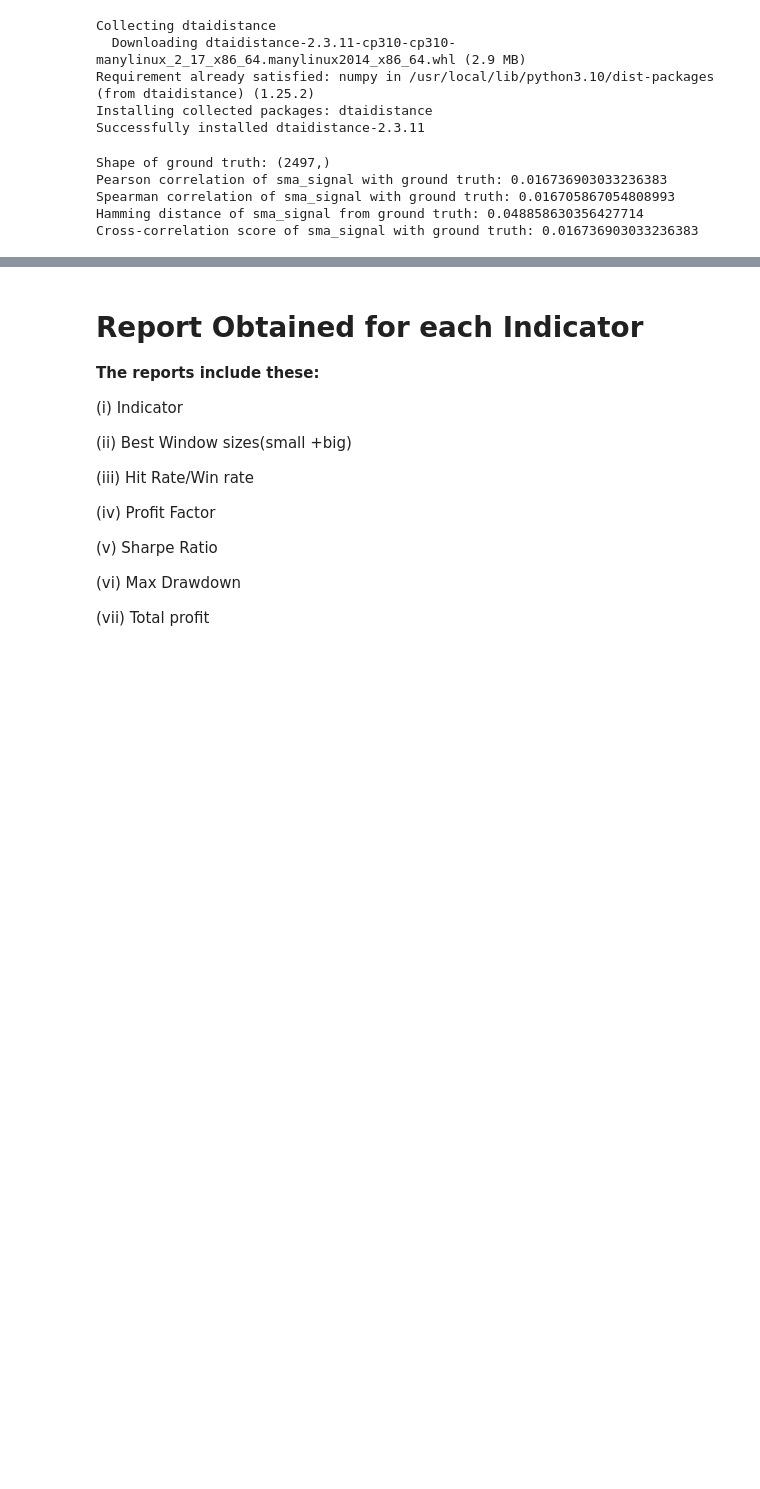
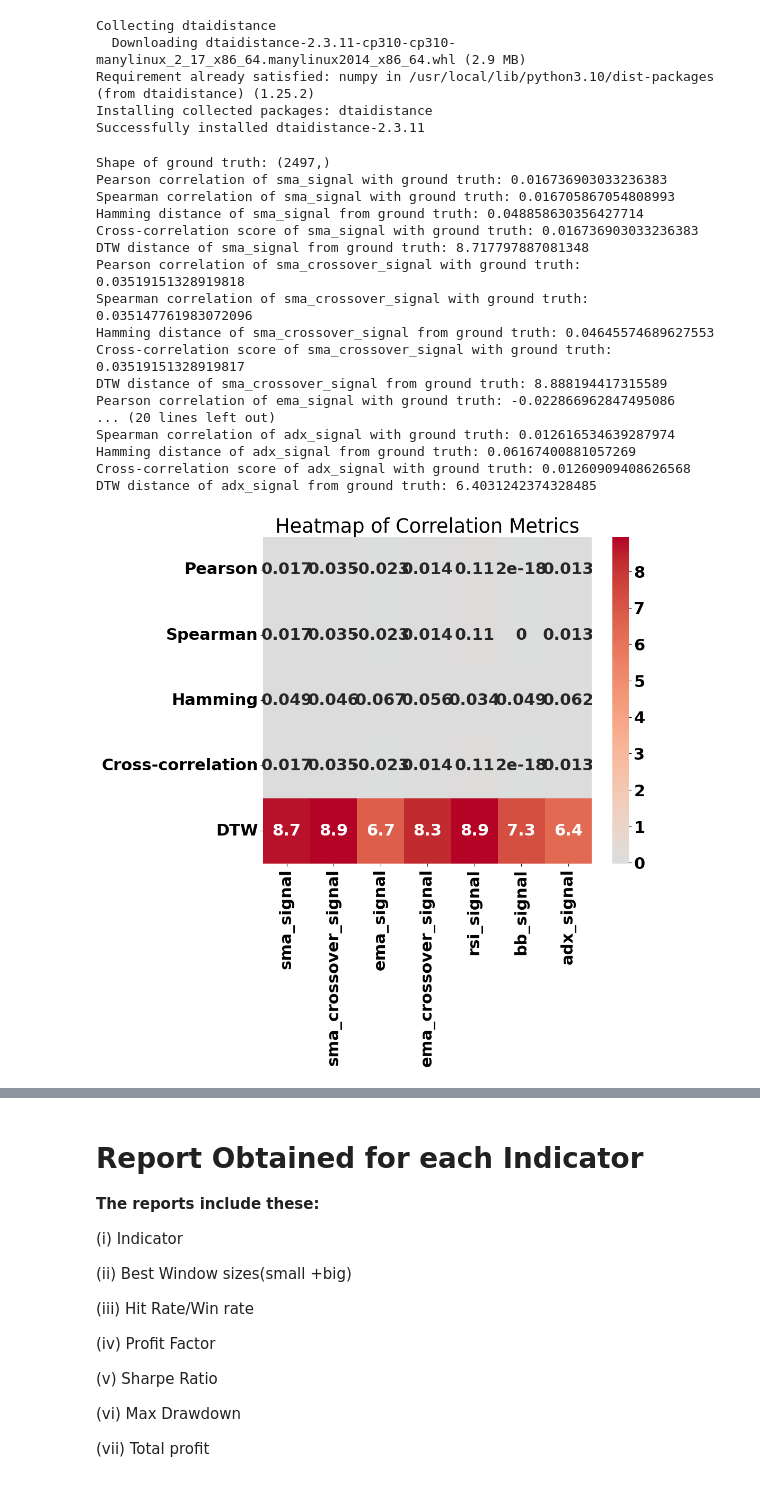
Before and after one commit to abhinav70291/TechnicalAnalysis-for-intra-day-trading, a Jupyter notebook: Technical_Analysis_rectified.ipynb, the cells around one changed output, grey strips where cells are left out. Drawn from its saved outputs; the diff is of its cells as text; code cells hidden in the pictures; blank space fills up the shorter version.

```diff
--- a/Technical_Analysis_rectified.ipynb
+++ b/Technical_Analysis_rectified.ipynb
@@ -1122,39 +1122,43 @@ for column in signal_columns:
     # Pearson correlation
     pearson_corr = pearsonr(signal, ground_truth)[0]
     print(f"Pearson correlation of {column} with ground truth: {pearson_corr}")
 
     # Spearman correlation
     spearman_corr = spearmanr(signal, ground_truth)[0]
     print(f"Spearman correlation of {column} with ground truth: {spearman_corr}")
 
     # Hamming distance
     hamming_dist = distance.hamming(signal, ground_truth)
     print(f"Hamming distance of {column} from ground truth: {hamming_dist}")
 
     # Cross-correlation
     norm_signal = (signal - np.mean(signal)) / (np.std(signal) * len(signal))
     norm_ground_truth = (ground_truth - np.mean(ground_truth)) / (np.std(ground_truth))
     cross_corr_score = correlate(norm_signal, norm_ground_truth, mode='valid')[0]
     print(f"Cross-correlation score of {column} with ground truth: {cross_corr_score}")
 
     # Dynamic Time Warping
     dtw_dist = dtw.distance(signal, ground_truth)
     print(f"DTW distance of {column} from ground truth: {dtw_dist}")
 
     # Store the results
     results[column] = [pearson_corr, spearman_corr, hamming_dist, cross_corr_score, dtw_dist]
-
-# Convert the results to a DataFrame
-df_results = pd.DataFrame(results, index=['Pearson', 'Spearman', 'Hamming', 'Cross-correlation', 'DTW'])
-
-# Plot a heatmap
-plt.figure(figsize=(10, 8))
-sns.heatmap(df_results, annot=True, cmap='coolwarm', center=0)
-plt.title('Heatmap of Correlation Metrics')
-plt.show()
 # %% [output]
 Shape of ground truth: (2497,)
 Pearson correlation of sma_signal with ground truth: 0.016736903033236383
 Spearman correlation of sma_signal with ground truth: 0.016705867054808993
 Hamming distance of sma_signal from ground truth: 0.048858630356427714
 Cross-correlation score of sma_signal with ground truth: 0.016736903033236383
+DTW distance of sma_signal from ground truth: 8.717797887081348
+Pearson correlation of sma_crossover_signal with ground truth: 0.03519151328919818
+Spearman correlation of sma_crossover_signal with ground truth: 0.035147761983072096
+Hamming distance of sma_crossover_signal from ground truth: 0.04645574689627553
+Cross-correlation score of sma_crossover_signal with ground truth: 0.03519151328919817
+DTW distance of sma_crossover_signal from ground truth: 8.888194417315589
+Pearson correlation of ema_signal with ground truth: -0.022866962847495086
+... (20 lines left out)
+Spearman correlation of adx_signal with ground truth: 0.012616534639287974
+Hamming distance of adx_signal from ground truth: 0.06167400881057269
+Cross-correlation score of adx_signal with ground truth: 0.01260909408626568
+DTW distance of adx_signal from ground truth: 6.4031242374328485
+[figure, added]
```
Also changed, not shown: parts of 5 cells of this notebook.
